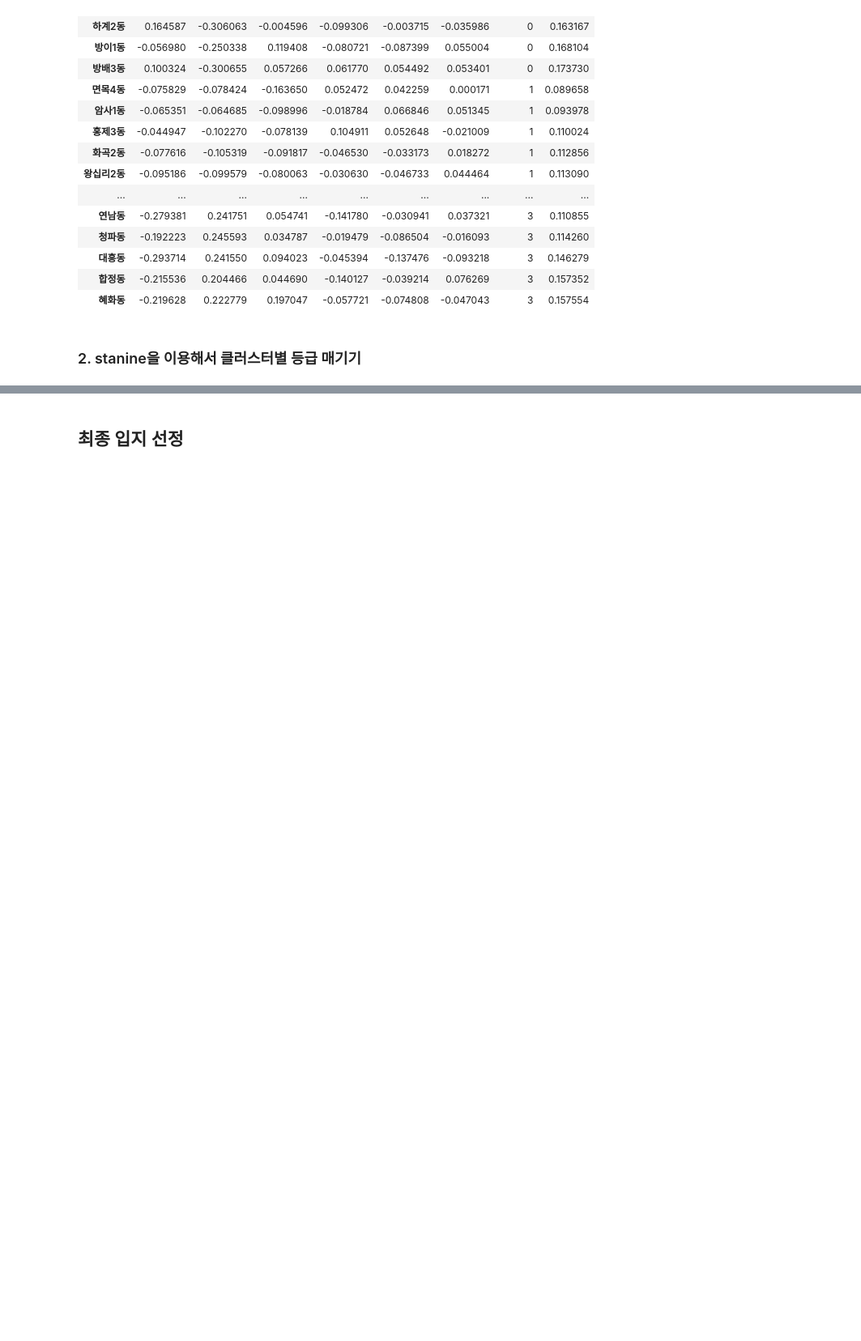
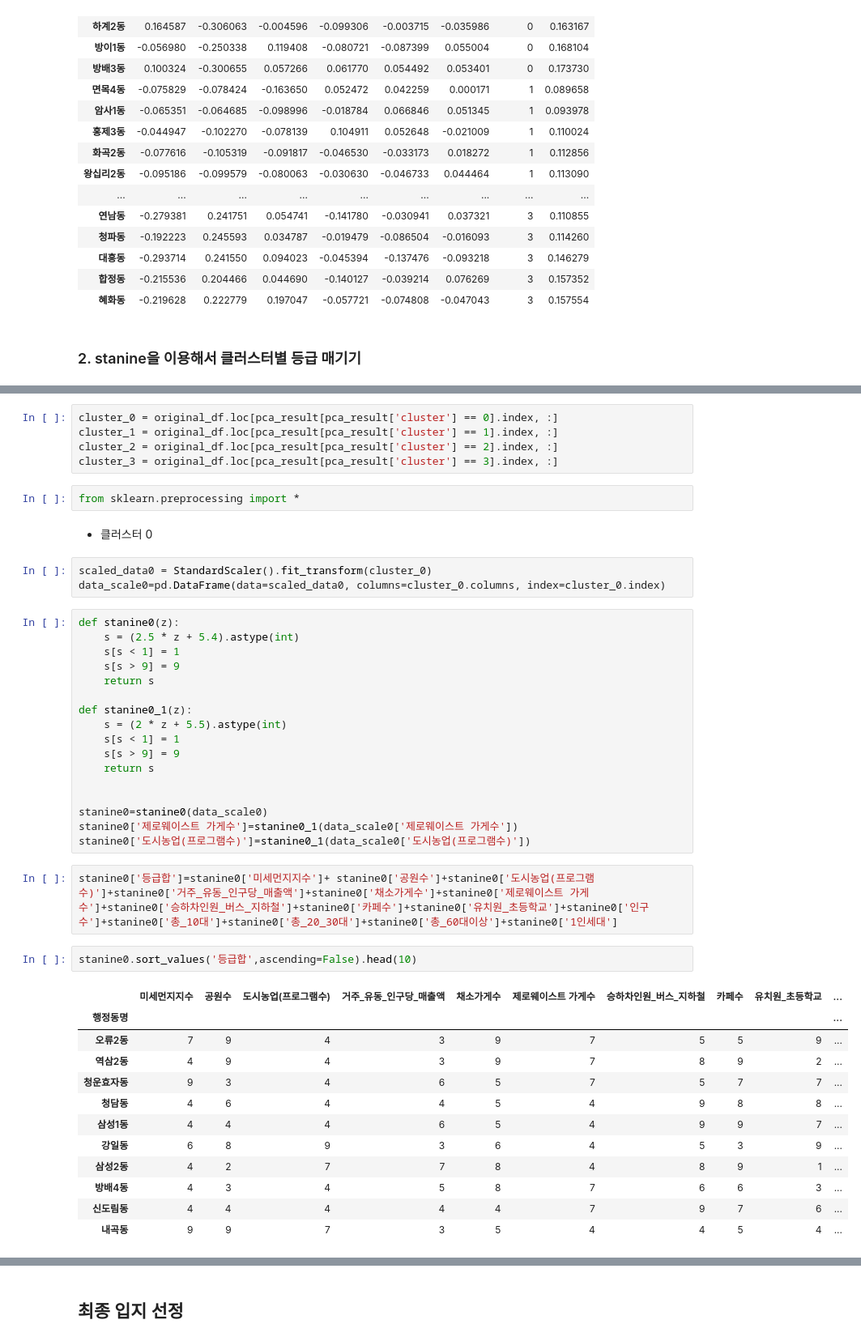
Before and after one commit to sesac-2023/Final_PJT_3V, a Jupyter notebook: modeling/optimal_location.ipynb, the cells around one changed output, grey strips where cells are left out. Shown at 81% size. Cells and saved outputs as stored; diff of their text form; blank space fills up the shorter version.

```diff
--- a/modeling/optimal_location.ipynb
+++ b/modeling/optimal_location.ipynb
@@ -72 +71,47 @@ scaled_df = pd.read_csv('./data/minmax_scaling.csv', index_col=0)
 original_df = pd.read_csv('./data/final_data_after_winsorization_with_selected_features.csv', index_col=0)
+# %%
+cluster_0 = original_df.loc[pca_result[pca_result['cluster'] == 0].index, :]
+cluster_1 = original_df.loc[pca_result[pca_result['cluster'] == 1].index, :]
+cluster_2 = original_df.loc[pca_result[pca_result['cluster'] == 2].index, :]
+cluster_3 = original_df.loc[pca_result[pca_result['cluster'] == 3].index, :]
+# %%
+from sklearn.preprocessing import *
+# %% [markdown]
+- 클러스터 0
+# %%
+scaled_data0 = StandardScaler().fit_transform(cluster_0)
+data_scale0=pd.DataFrame(data=scaled_data0, columns=cluster_0.columns, index=cluster_0.index)
+# %%
+def stanine0(z):
+    s = (2.5 * z + 5.4).astype(int)
+    s[s < 1] = 1
+    s[s > 9] = 9
+    return s
+
+def stanine0_1(z):
+    s = (2 * z + 5.5).astype(int)
+    s[s < 1] = 1
+    s[s > 9] = 9
+    return s
+
+
+stanine0=stanine0(data_scale0)
+stanine0['제로웨이스트 가게수']=stanine0_1(data_scale0['제로웨이스트 가게수'])
+stanine0['도시농업(프로그램수)']=stanine0_1(data_scale0['도시농업(프로그램수)'])
+# %%
+stanine0['등급합']=stanine0['미세먼지지수']+ stanine0['공원수']+stanine0['도시농업(프로그램수)']+stanine0['거주_유동_인구당_매출액']+stanine0['채소가게수']+stanine0['제로웨이스트 가게수']+stanine0['승하차인원_버스_지하철']+stanine0['카페수']+stanine0['유치원_초등학교']+stanine0['인구수']+stanine0['총_10대']+stanine0['총_20_30대']+stanine0['총_60대이상']+stanine0['1인세대']
+# %%
+stanine0.sort_values('등급합',ascending=False).head(10)
+# %% [output]
+|  | 미세먼지지수 | 공원수 | 도시농업(프로그램수) | 거주_유동_인구당_매출액 | 채소가게수 | 제로웨이스트 가게수 | 승하차인원_버스_지하철 | 카페수 | 유치원_초등학교 | ... |
+| 행정동명 |  |  |  |  |  |  |  |  |  | ... |
+| 오류2동 | 7 | 9 | 4 | 3 | 9 | 7 | 5 | 5 | 9 | ... |
+| 역삼2동 | 4 | 9 | 4 | 3 | 9 | 7 | 8 | 9 | 2 | ... |
+| 청운효자동 | 9 | 3 | 4 | 6 | 5 | 7 | 5 | 7 | 7 | ... |
+| 청담동 | 4 | 6 | 4 | 4 | 5 | 4 | 9 | 8 | 8 | ... |
+| 삼성1동 | 4 | 4 | 4 | 6 | 5 | 4 | 9 | 9 | 7 | ... |
+| 강일동 | 6 | 8 | 9 | 3 | 6 | 4 | 5 | 3 | 9 | ... |
+| 삼성2동 | 4 | 2 | 7 | 7 | 8 | 4 | 8 | 9 | 1 | ... |
+| 방배4동 | 4 | 3 | 4 | 5 | 8 | 7 | 6 | 6 | 3 | ... |
+| 신도림동 | 4 | 4 | 4 | 4 | 4 | 7 | 9 | 7 | 6 | ... |
+| 내곡동 | 9 | 9 | 7 | 3 | 5 | 4 | 4 | 5 | 4 | ... |
```
Also changed, not shown: parts of 21 cells of this notebook.
